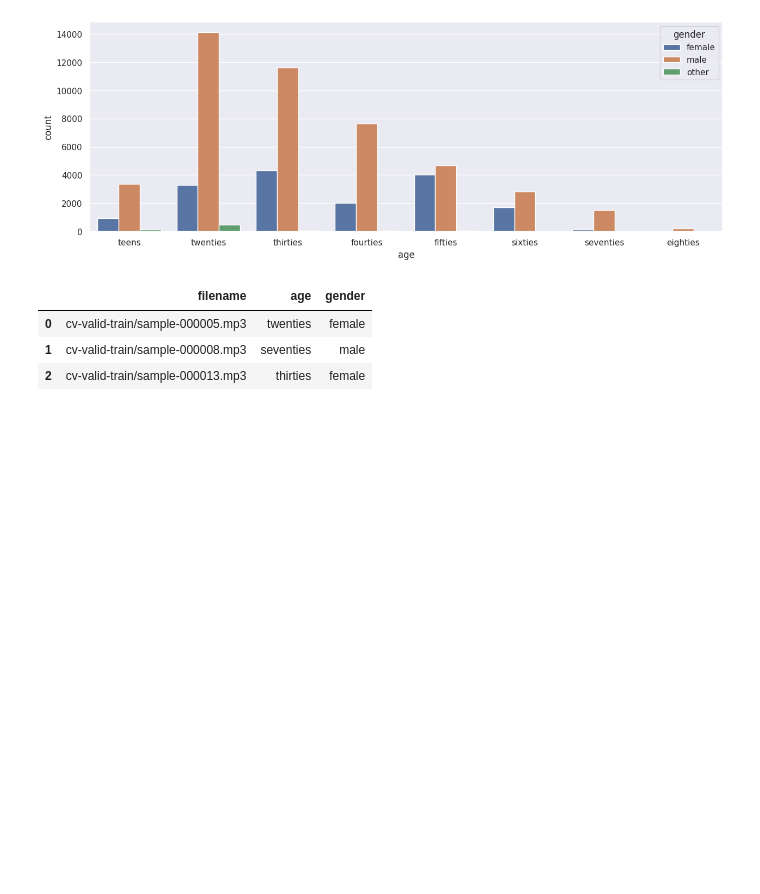
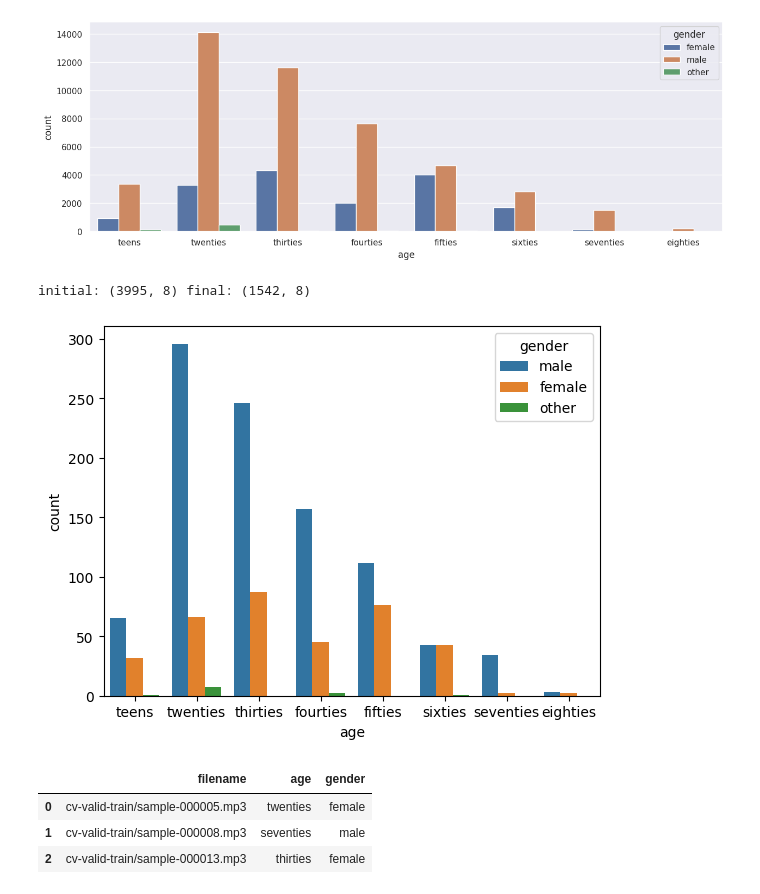
Before and after one commit to amina-work/PFE_AgeEstimationFromVoice, a Jupyter notebook: trainCV.ipynb, the cells around one changed output. Drawn from its saved outputs; the diff is of its cells as text; code cells hidden in the pictures; blank space fills up the shorter version.

```diff
--- a/trainCV.ipynb
+++ b/trainCV.ipynb
@@ -34,3 +44,7 @@ df =  pd.read_csv("/media/amina/DISQDURLHM/AMINA/PFE24/datasets/commonvoice/cv-v
 df[df['age'].notna()].shape
 # %% [output]
 (73768, 8)
+# %%
+#importing the valid testing set
+df_test = pd.read_csv("D:\AMINA\PFE24\datasets\commonvoice\cv-valid-test.csv")
+df_test[df_test['age'].notna()].shape
@@ -85,6 +122,20 @@ plt.show()
 # %% [output]
 initial: (195776, 8) final: (63163, 8)
 [figure]
+# %%
+#for testing set
+#Only deleting missing age values
+stt=df_test.shape
+enn = df_test[df_test['age'].notna()].shape
+print("initial: {} final: {}".format(stt, enn))
+sns.countplot(x="age",
+        hue='gender',
+        data=df_test[df_test['age'].notna()& df_test['gender'].notna() & df_test['accent'].notna()],
+        order=['teens', 'twenties', 'thirties', 'fourties', 'fifties', 'sixties', 'seventies', 'eighties'])
+plt.show()
+# %% [output]
+initial: (3995, 8) final: (1542, 8)
+[figure, added]
 # %%
 ##PART2: Data Cleaning
 
```
Also changed, not shown: parts of 10 cells of this notebook, 1 other file.
